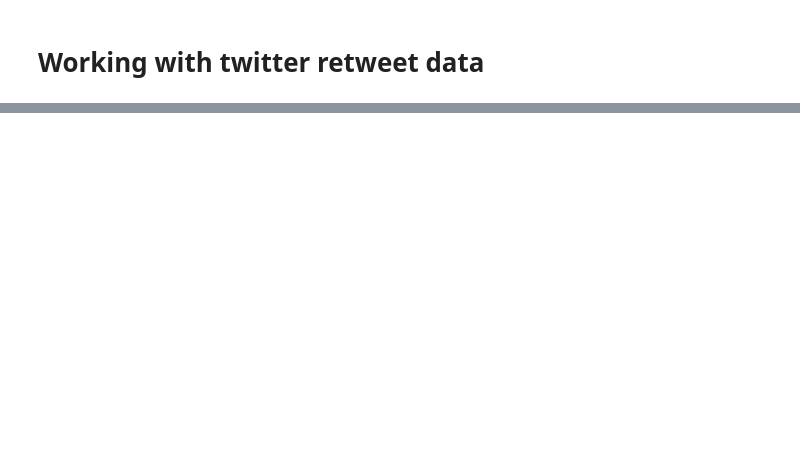
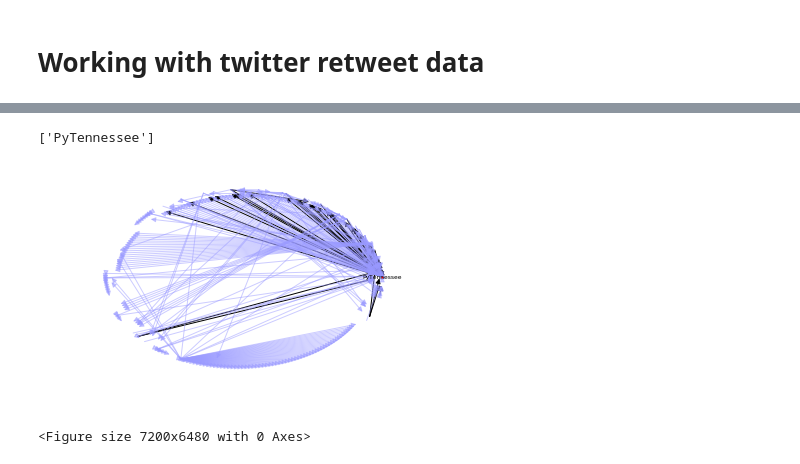
Before and after one commit to abbiyanaila/twitter.social.network.analysis, a Jupyter notebook: twitterAPI.ipynb, the cells around one changed output, grey strips where cells are left out. Saved outputs shown, nothing was run; the diff lists cells and outputs as text; code cells hidden in the pictures; blank space fills up the shorter version.

```diff
--- a/twitterAPI.ipynb
+++ b/twitterAPI.ipynb
@@ -106,0 +114,7 @@ save_layout(G, 'fr')
+# %%
+#print the shell layout
+save_layout(G, 'shell')
+# %% [output]
+['PyTennessee']
+[figure, added]
+<Figure size 7200x6480 with 0 Axes>
```
Also changed, not shown: parts of 27 cells of this notebook, 1 other file.
